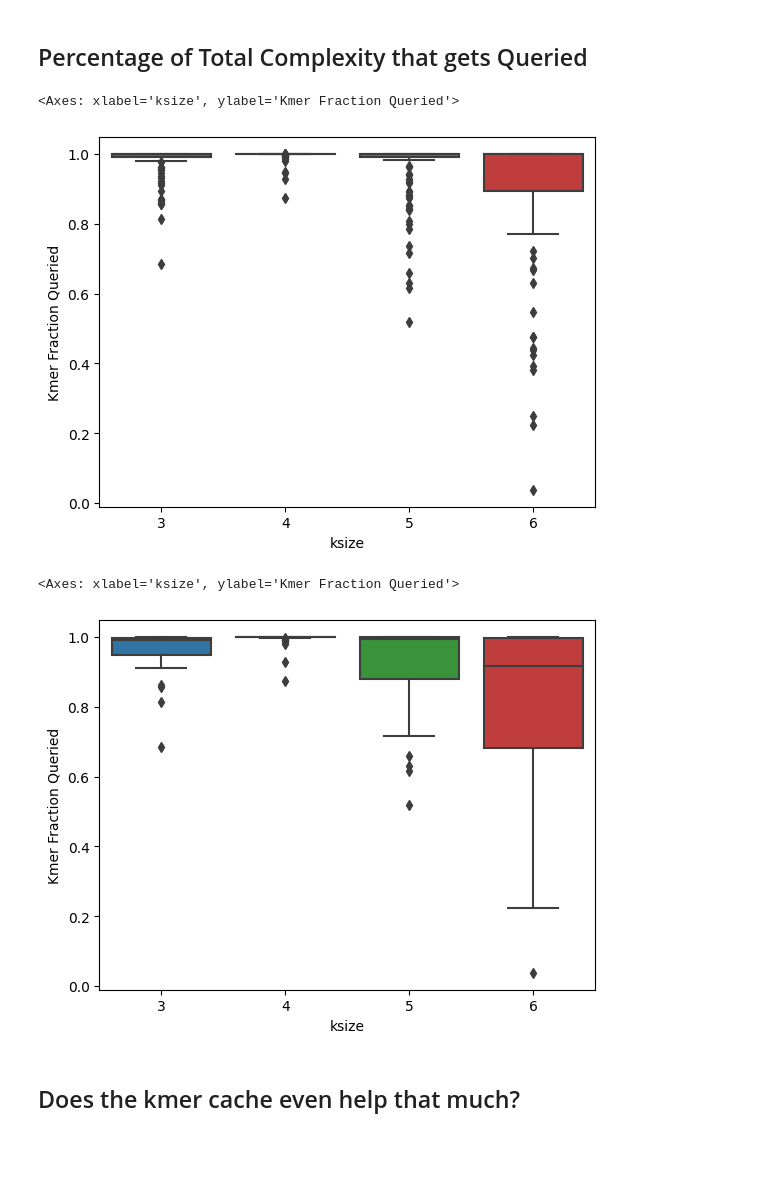
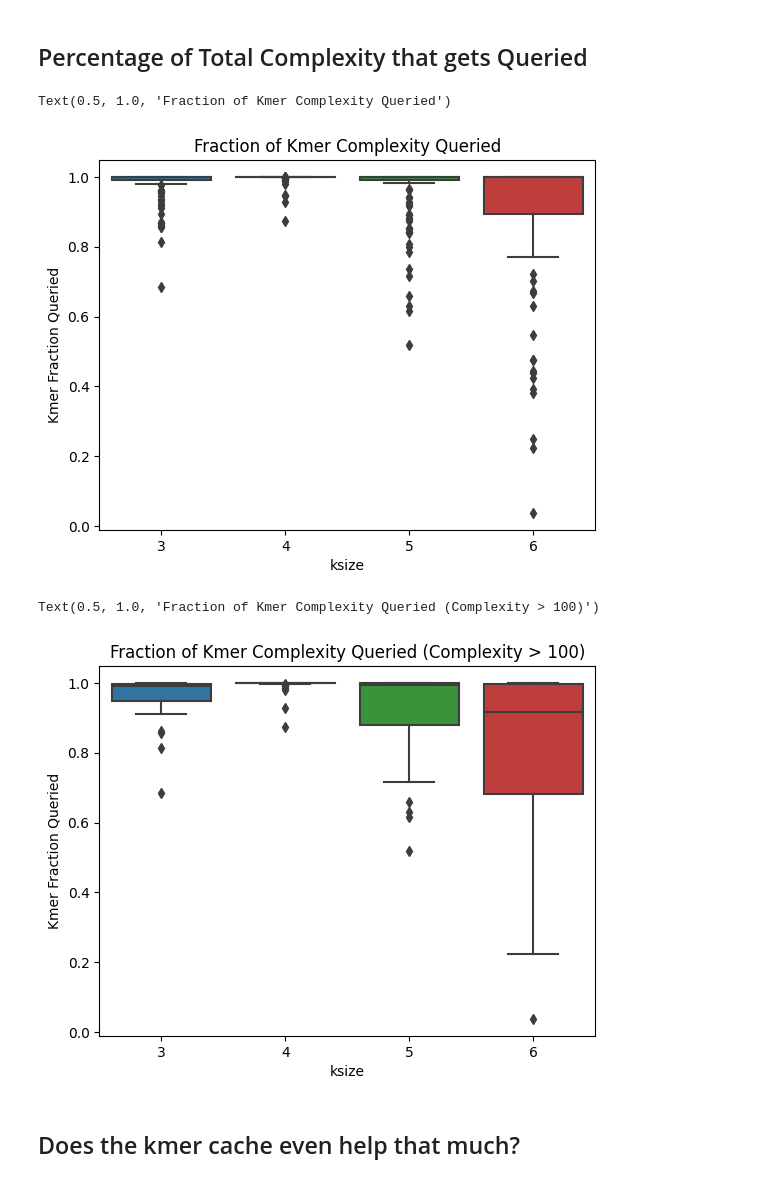
Before and after one commit to remyschwab/tetrex_analysis, a Jupyter notebook: complexity_analysis.ipynb, the cells around one changed output. Saved outputs shown, nothing was run; the diff lists cells and outputs as text; code cells hidden in the pictures; blank space fills up the shorter version.

```diff
--- a/complexity_analysis.ipynb
+++ b/complexity_analysis.ipynb
@@ -81,17 +78,17 @@ df_merged = reduce(lambda  left,right: pd.merge(left,right,on=["Preprocessing","
 # %%
 df_merged["Kmer Fraction Queried"] = df_merged["Index Queries"]/df_merged["Complexity"]
 # %%
-sns.boxplot(data=df_merged, x="ksize", y="Kmer Fraction Queried")
+sns.boxplot(data=df_merged, x="ksize", y="Kmer Fraction Queried").set_title("Fraction of Kmer Complexity Queried")
 # %% [output]
-<Axes: xlabel='ksize', ylabel='Kmer Fraction Queried'>
+Text(0.5, 1.0, 'Fraction of Kmer Complexity Queried')
-[figure, old version]
+[figure, new version]
 # %%
 df_large_complexity = df_merged[df_merged["Complexity"]>100]
 # %%
-sns.boxplot(data=df_large_complexity, x="ksize", y="Kmer Fraction Queried")
+sns.boxplot(data=df_large_complexity, x="ksize", y="Kmer Fraction Queried").set_title("Fraction of Kmer Complexity Queried (Complexity > 100)")
 # %% [output]
-<Axes: xlabel='ksize', ylabel='Kmer Fraction Queried'>
+Text(0.5, 1.0, 'Fraction of Kmer Complexity Queried (Complexity > 100)')
-[figure, old version]
+[figure, new version]
 # %% [markdown]
 ## Does the kmer cache even help that much?
 # %%
```
Also changed, not shown: parts of 1 cell of this notebook, 7 other files.
